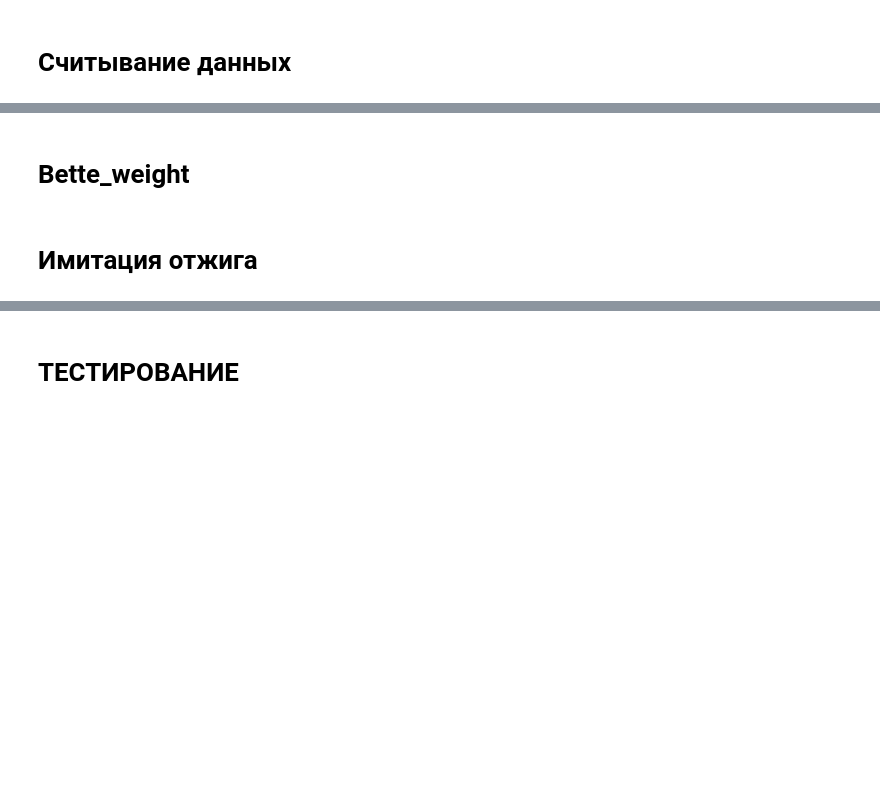
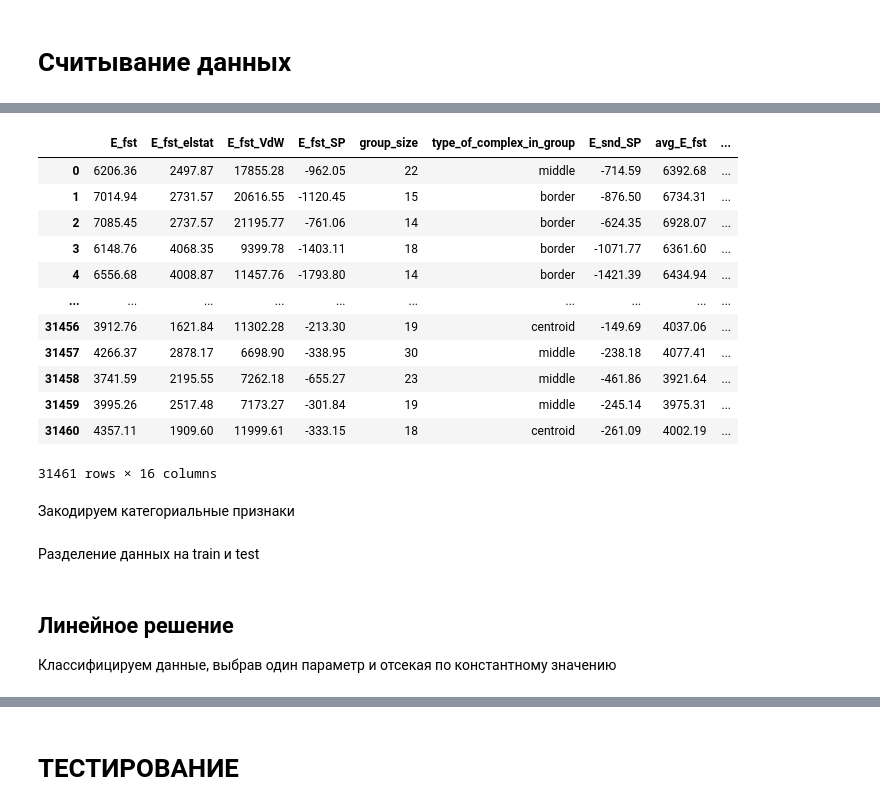
Before and after one commit to Ffferrar/MachineLearning-project, a Jupyter notebook: Оценка_правдоподобия_структур_молекулярного_комплекса (1).ipynb, the cells around one changed output, grey strips where cells are left out. Saved outputs shown, nothing was run; the diff lists cells and outputs as text; code cells hidden in the pictures; blank space fills up the shorter version.

```diff
--- a/Копия_блокнота_"Test_ipynb".ipynb
+++ b/Оценка_правдоподобия_структур_молекулярного_комплекса (1).ipynb
@@ -110,2 +2,0 @@ def f1score (data_as_train,factors_list, max_list ,weights_list):
-# %% [markdown]
-# Bette_weight
@@ -127,2 +2,0 @@ def better_weight(current_weights, index_of_better,step):
-# %% [markdown]
-# Имитация отжига
@@ -196,0 +3,24 @@ print(maxi)
+# %%
+import pandas as pd
+import matplotlib as plt
+import random
+import math
+import time
+data = pd.read_csv("docking_data.csv")
+data
+# %% [output]
+|  | E_fst | E_fst_elstat | E_fst_VdW | E_fst_SP | group_size | type_of_complex_in_group | E_snd_SP | avg_E_fst | ... |
+| 0 | 6206.36 | 2497.87 | 17855.28 | -962.05 | 22 | middle | -714.59 | 6392.68 | ... |
+| 1 | 7014.94 | 2731.57 | 20616.55 | -1120.45 | 15 | border | -876.50 | 6734.31 | ... |
+| 2 | 7085.45 | 2737.57 | 21195.77 | -761.06 | 14 | border | -624.35 | 6928.07 | ... |
+| 3 | 6148.76 | 4068.35 | 9399.78 | -1403.11 | 18 | border | -1071.77 | 6361.60 | ... |
+| 4 | 6556.68 | 4008.87 | 11457.76 | -1793.80 | 14 | border | -1421.39 | 6434.94 | ... |
+| ... | ... | ... | ... | ... | ... | ... | ... | ... | ... |
+| 31456 | 3912.76 | 1621.84 | 11302.28 | -213.30 | 19 | centroid | -149.69 | 4037.06 | ... |
+| 31457 | 4266.37 | 2878.17 | 6698.90 | -338.95 | 30 | middle | -238.18 | 4077.41 | ... |
+| 31458 | 3741.59 | 2195.55 | 7262.18 | -655.27 | 23 | middle | -461.86 | 3921.64 | ... |
+| 31459 | 3995.26 | 2517.48 | 7173.27 | -301.84 | 19 | middle | -245.14 | 3975.31 | ... |
+| 31460 | 4357.11 | 1909.60 | 11999.61 | -333.15 | 18 | centroid | -261.09 | 4002.19 | ... |
+31461 rows × 16 columns
+# %% [markdown]
+Закодируем категориальные признаки
@@ -196,0 +33,2 @@ print(maxi)
+# %% [markdown]
+Разделение данных на train и test
@@ -196,0 +52,3 @@ print(maxi)
+# %% [markdown]
+## Линейное решение
+Классифицируем данные, выбрав один параметр и отсекая по константному значению
```
Also changed, not shown: parts of 32 cells of this notebook.
